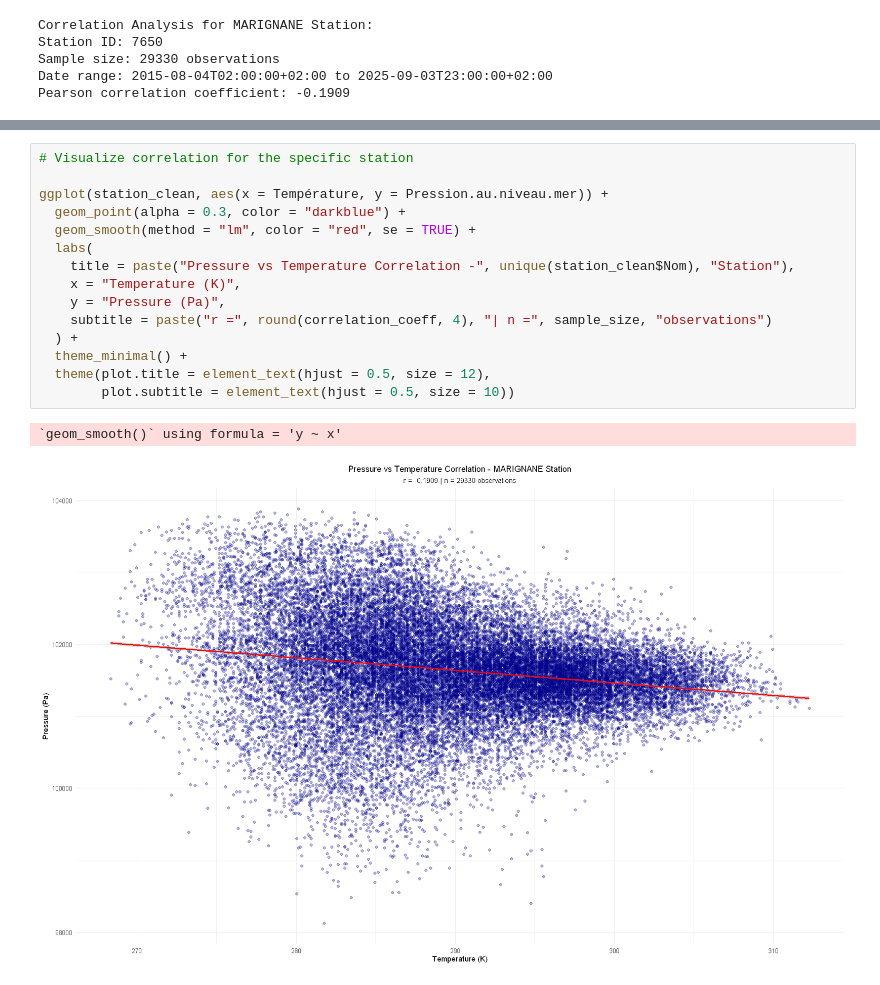
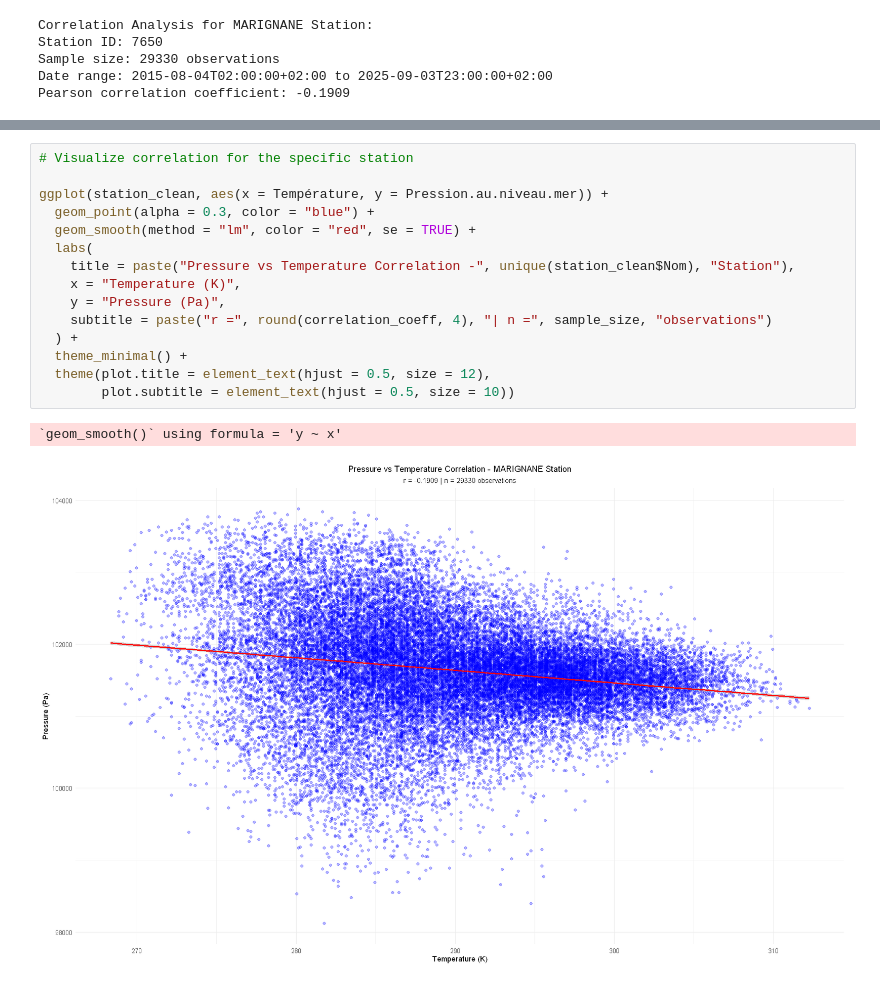
Before and after one commit to AugustinGrunewald/Statistics_Meteo, a Jupyter notebook: data_presentation.ipynb, the cells around one changed output, grey strips where cells are left out. Drawn from its saved outputs; the diff is of its cells as text.

```diff
--- a/data_presentation.ipynb
+++ b/data_presentation.ipynb
@@ -721,21 +695,21 @@ Temperature range: 268.35 to 312.25 K
 # %%
 # Visualize correlation for the specific station
 
 ggplot(station_clean, aes(x = Température, y = Pression.au.niveau.mer)) +
-  geom_point(alpha = 0.3, color = "darkblue") +
+  geom_point(alpha = 0.3, color = "blue") +
   geom_smooth(method = "lm", color = "red", se = TRUE) +
   labs(
     title = paste("Pressure vs Temperature Correlation -", unique(station_clean$Nom), "Station"),
     x = "Temperature (K)",
     y = "Pressure (Pa)",
     subtitle = paste("r =", round(correlation_coeff, 4), "| n =", sample_size, "observations")
   ) +
   theme_minimal() +
   theme(plot.title = element_text(hjust = 0.5, size = 12),
         plot.subtitle = element_text(hjust = 0.5, size = 10))
 # %% [output]
 `geom_smooth()` using formula = 'y ~ x'
-[figure, old version]
+[figure, new version]
 # %% [markdown]
 ### Conclusions and Interpretation
 
```
Also changed, not shown: parts of 9 cells of this notebook.
